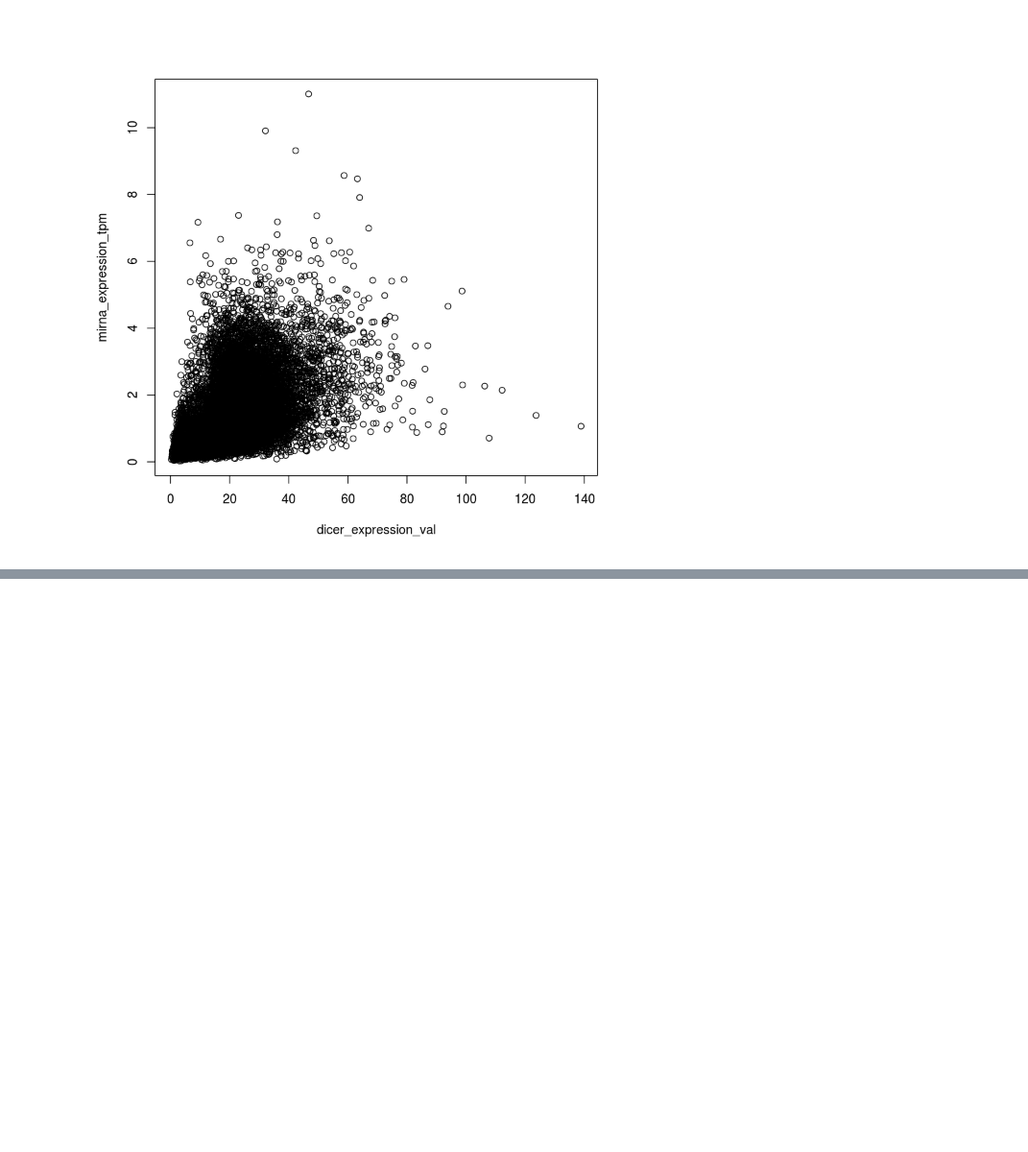
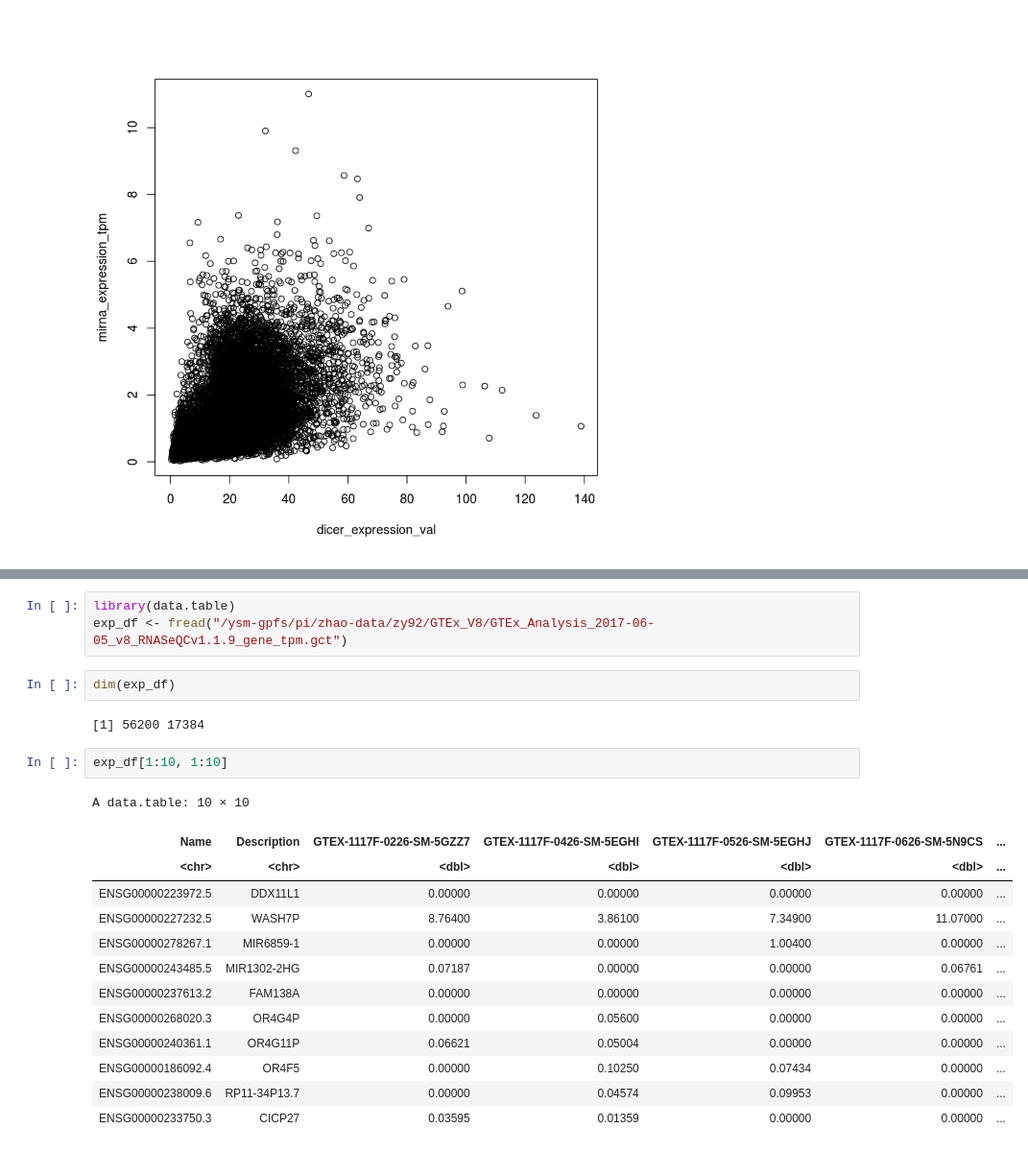
Before and after one commit to Joker-Jerome/utmost_update, a Jupyter notebook: code/R/expression_adjustment_miRNA.ipynb, the cells around one changed output, grey strips where cells are left out. Shown at 96% size. Cells and saved outputs as stored; diff of their text form; blank space fills up the shorter version.

```diff
--- a/code/R/expression_adjustment_miRNA.ipynb
+++ b/code/R/expression_adjustment_miRNA.ipynb
@@ -426,0 +417,23 @@ dicer_miRNA(698)
+# %%
+library(data.table)
+exp_df <- fread("/ysm-gpfs/pi/zhao-data/zy92/GTEx_V8/GTEx_Analysis_2017-06-05_v8_RNASeQCv1.1.9_gene_tpm.gct")
+# %%
+dim(exp_df)
+# %% [output]
+[1] 56200 17384
+# %%
+exp_df[1:10, 1:10]
+# %% [output]
+A data.table: 10 × 10
+| Name | Description | GTEX-1117F-0226-SM-5GZZ7 | GTEX-1117F-0426-SM-5EGHI | GTEX-1117F-0526-SM-5EGHJ | GTEX-1117F-0626-SM-5N9CS | ... |
+| <chr> | <chr> | <dbl> | <dbl> | <dbl> | <dbl> | ... |
+| ENSG00000223972.5 | DDX11L1 | 0.00000 | 0.00000 | 0.00000 | 0.00000 | ... |
+| ENSG00000227232.5 | WASH7P | 8.76400 | 3.86100 | 7.34900 | 11.07000 | ... |
+| ENSG00000278267.1 | MIR6859-1 | 0.00000 | 0.00000 | 1.00400 | 0.00000 | ... |
+| ENSG00000243485.5 | MIR1302-2HG | 0.07187 | 0.00000 | 0.00000 | 0.06761 | ... |
+| ENSG00000237613.2 | FAM138A | 0.00000 | 0.00000 | 0.00000 | 0.00000 | ... |
+| ENSG00000268020.3 | OR4G4P | 0.00000 | 0.05600 | 0.00000 | 0.00000 | ... |
+| ENSG00000240361.1 | OR4G11P | 0.06621 | 0.05004 | 0.00000 | 0.00000 | ... |
+| ENSG00000186092.4 | OR4F5 | 0.00000 | 0.10250 | 0.07434 | 0.00000 | ... |
+| ENSG00000238009.6 | RP11-34P13.7 | 0.00000 | 0.04574 | 0.09953 | 0.00000 | ... |
+| ENSG00000233750.3 | CICP27 | 0.03595 | 0.01359 | 0.00000 | 0.00000 | ... |
```
Also changed, not shown: parts of 87 cells of this notebook, 6 other files.
